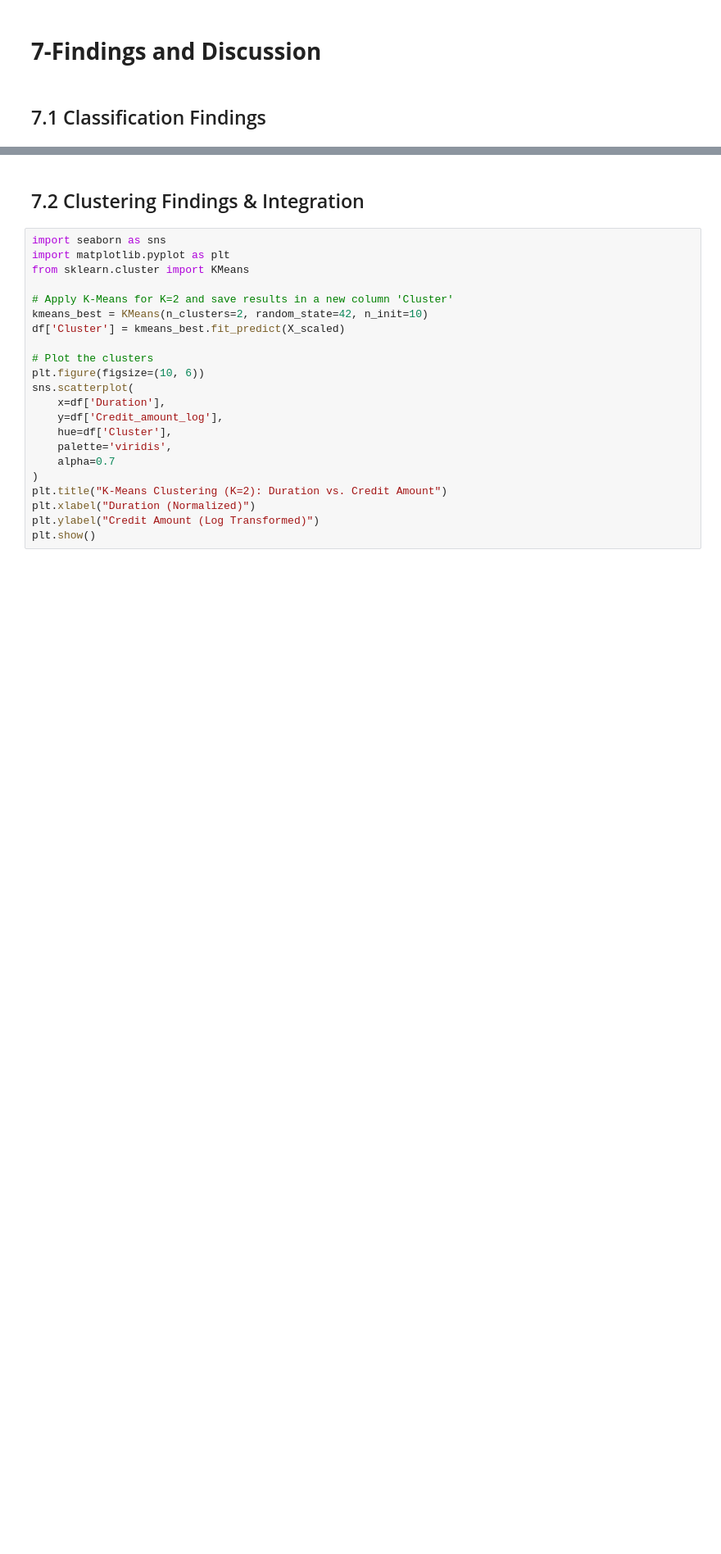
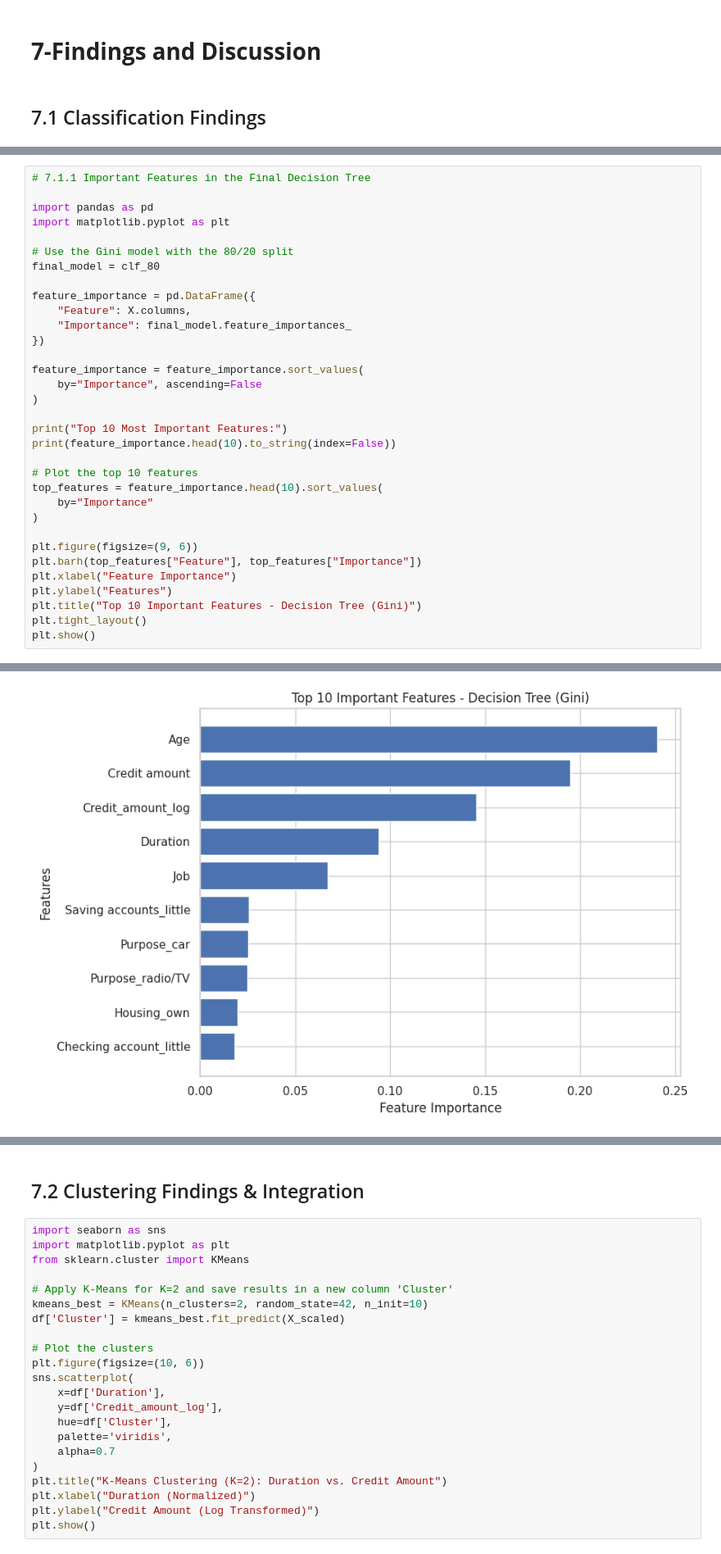
Before and after one commit to saraalmazroa/-IT326-DataMining-Project-, a Jupyter notebook: Phase3.ipynb, the cells around one changed output, grey strips where cells are left out. Shown at 82% size. Saved outputs shown, nothing was run; the diff lists cells and outputs as text; blank space fills up the shorter version.

```diff
--- a/Phase3.ipynb
+++ b/Phase3.ipynb
@@ -907,0 +915,34 @@ We use the KMeans method from the sklearn.cluster library. The Elbow Method is u
+# %%
+# 7.1.1 Important Features in the Final Decision Tree
+
+import pandas as pd
+import matplotlib.pyplot as plt
+
+# Use the Gini model with the 80/20 split
+final_model = clf_80
+
+feature_importance = pd.DataFrame({
+    "Feature": X.columns,
+    "Importance": final_model.feature_importances_
+})
+
+feature_importance = feature_importance.sort_values(
+    by="Importance", ascending=False
+)
+
+print("Top 10 Most Important Features:")
+print(feature_importance.head(10).to_string(index=False))
+
+# Plot the top 10 features
+top_features = feature_importance.head(10).sort_values(
+    by="Importance"
+)
+
+plt.figure(figsize=(9, 6))
+plt.barh(top_features["Feature"], top_features["Importance"])
+plt.xlabel("Feature Importance")
+plt.ylabel("Features")
+plt.title("Top 10 Important Features - Decision Tree (Gini)")
+plt.tight_layout()
+plt.show()
+# %% [output]
@@ -907,0 +961 @@ We use the KMeans method from the sklearn.cluster library. The Elbow Method is u
+[figure, added]
```
Also changed, not shown: parts of 10 cells of this notebook.
